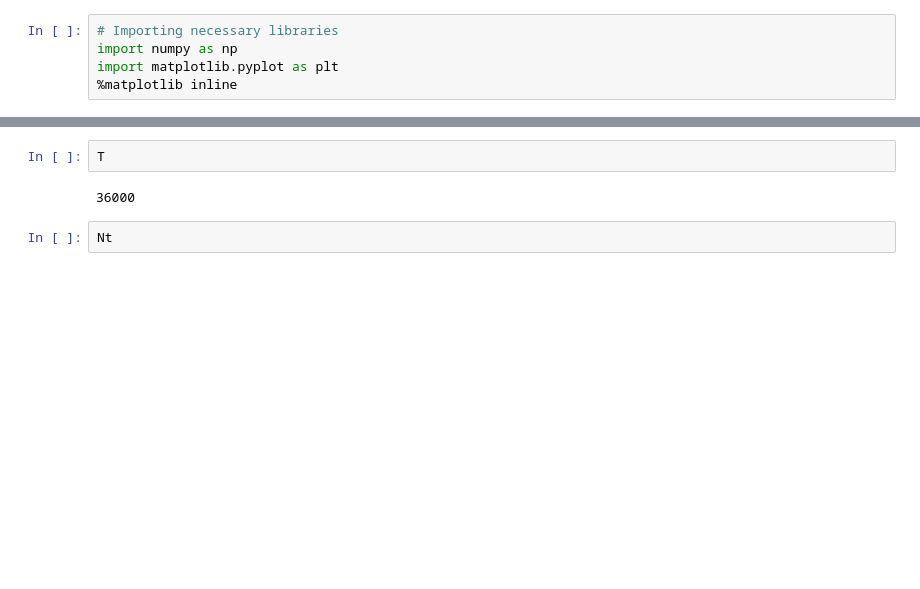
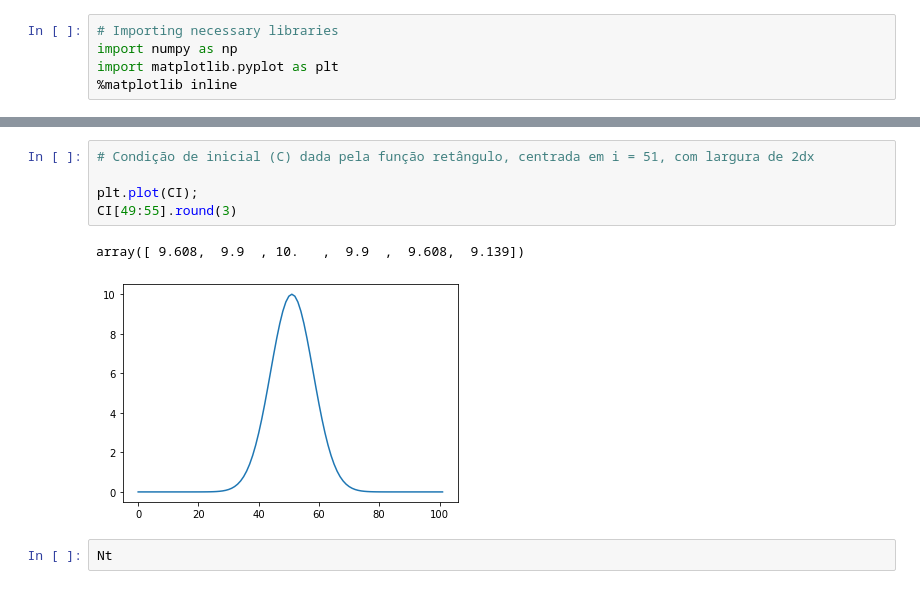
Before and after one commit to adelgadop/Modelagem, a Jupyter notebook: Exercicio_1/Advection.ipynb, the cells around one changed output, grey strips where cells are left out. Cells and saved outputs as stored; diff of their text form; blank space fills up the shorter version.

```diff
--- a/Exercicio_1/Advection.ipynb
+++ b/Exercicio_1/Advection.ipynb
@@ -98,7 +93,11 @@ Está bem o valor dt: 30.0 segundos
-# %%
-T
-# %% [output]
-36000
+# %%
+# Condição de inicial (C) dada pela função retângulo, centrada em i = 51, com largura de 2dx
+
+plt.plot(CI);
+CI[49:55].round(3)
+# %% [output]
+array([ 9.608,  9.9  , 10.   ,  9.9  ,  9.608,  9.139])
+[figure, added]
 # %%
 Nt
 # %% [output]
```
Also changed, not shown: parts of 3 cells of this notebook.
